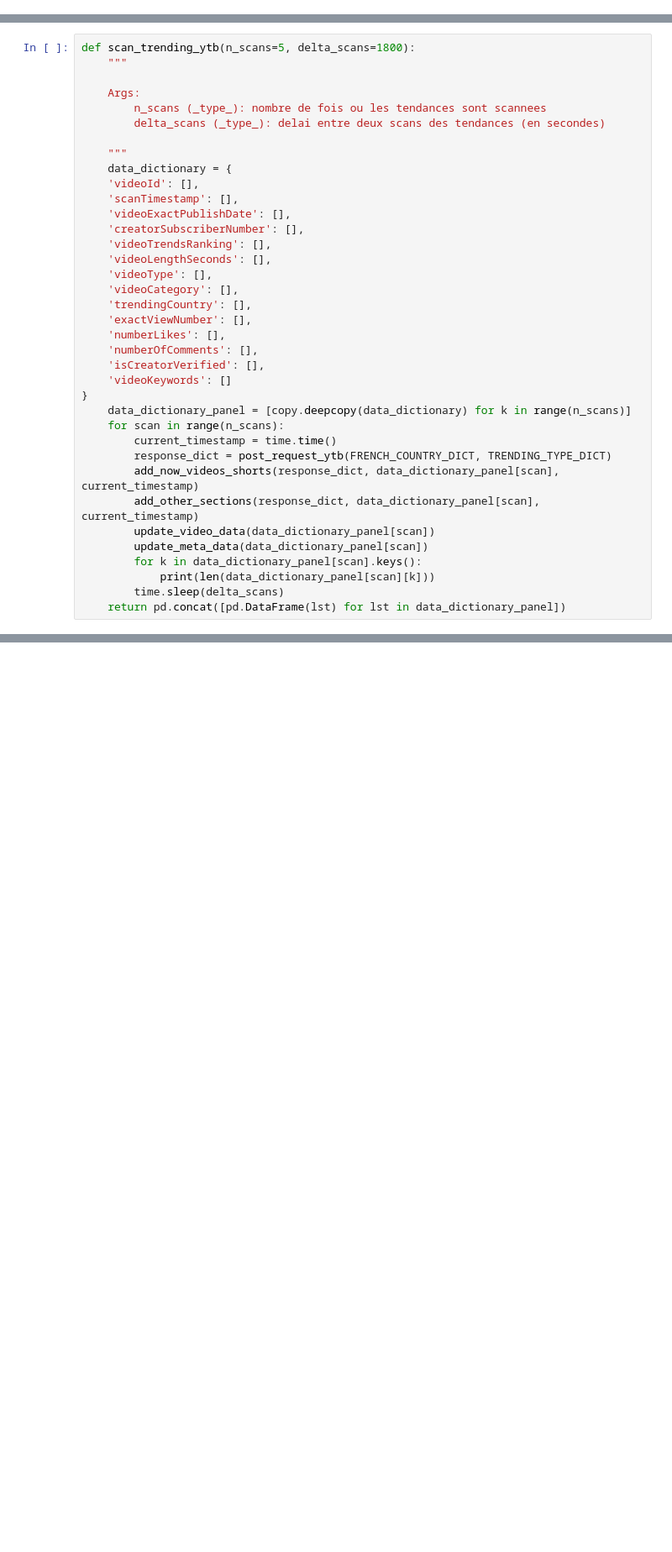
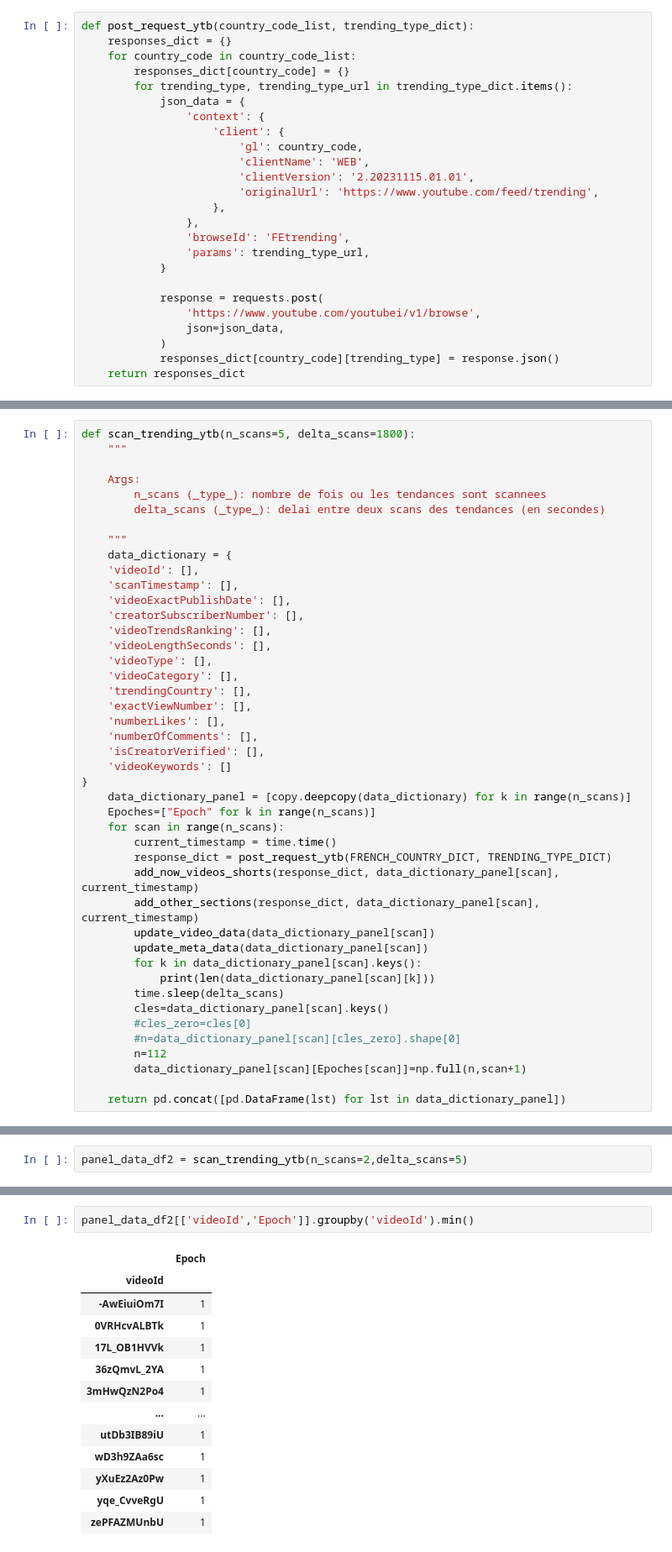
Before and after one commit to Yedson54/YouTrend, a Jupyter notebook: demos/scrape_panel_data.ipynb, the cells around one changed output, grey strips where cells are left out. Shown at 84% size. Saved outputs shown, nothing was run; the diff lists cells and outputs as text; blank space fills up the shorter version.

```diff
--- a/demos/scrape_panel_data.ipynb
+++ b/demos/scrape_panel_data.ipynb
@@ -7,3 +36,28 @@ import copy
+# %%
+def post_request_ytb(country_code_list, trending_type_dict):
+    responses_dict = {}
+    for country_code in country_code_list:
+        responses_dict[country_code] = {}
+        for trending_type, trending_type_url in trending_type_dict.items():
+            json_data = {
+                'context': {
+                    'client': {
+                        'gl': country_code,
+                        'clientName': 'WEB',
+                        'clientVersion': '2.20231115.01.01',
+                        'originalUrl': 'https://www.youtube.com/feed/trending',
+                    },
+                },
+                'browseId': 'FEtrending',
+                'params': trending_type_url,
+            }
+
+            response = requests.post(
+                'https://www.youtube.com/youtubei/v1/browse',
+                json=json_data,
+            )
+            responses_dict[country_code][trending_type] = response.json()
+    return responses_dict
 # %%
 def post_request_ytb(country_code_list, trending_type_dict):
     responses_dict = {}
@@ -176,6 +230,7 @@ def scan_trending_ytb(n_scans=5, delta_scans=1800):
     'videoKeywords': []
 }
     data_dictionary_panel = [copy.deepcopy(data_dictionary) for k in range(n_scans)]
+    Epoches=["Epoch" for k in range(n_scans)]
     for scan in range(n_scans):
         current_timestamp = time.time()
         response_dict = post_request_ytb(FRENCH_COUNTRY_DICT, TRENDING_TYPE_DICT)
@@ -186,4 +241,10 @@ def scan_trending_ytb(n_scans=5, delta_scans=1800):
         for k in data_dictionary_panel[scan].keys():
             print(len(data_dictionary_panel[scan][k]))
         time.sleep(delta_scans)
+        cles=data_dictionary_panel[scan].keys()
+        #cles_zero=cles[0]
+        #n=data_dictionary_panel[scan][cles_zero].shape[0]
+        n=112
+        data_dictionary_panel[scan][Epoches[scan]]=np.full(n,scan+1)
+
     return pd.concat([pd.DataFrame(lst) for lst in data_dictionary_panel])
@@ -191,0 +354,2 @@ panel_data_df = scan_trending_ytb()
+# %%
+panel_data_df2 = scan_trending_ytb(n_scans=2,delta_scans=5)
@@ -191,0 +383,16 @@ panel_data_df = scan_trending_ytb()
+# %%
+panel_data_df2[['videoId','Epoch']].groupby('videoId').min()
+# %% [output]
+|  | Epoch |
+| videoId |  |
+| -AwEiuiOm7I | 1 |
+| 0VRHcvALBTk | 1 |
+| 17L_OB1HVVk | 1 |
+| 36zQmvL_2YA | 1 |
+| 3mHwQzN2Po4 | 1 |
+| ... | ... |
+| utDb3IB89iU | 1 |
+| wD3h9ZAa6sc | 1 |
+| yXuEz2Az0Pw | 1 |
+| yqe_CvveRgU | 1 |
+| zePFAZMUnbU | 1 |
```
Also changed, not shown: parts of 31 cells of this notebook, 11 other files.
